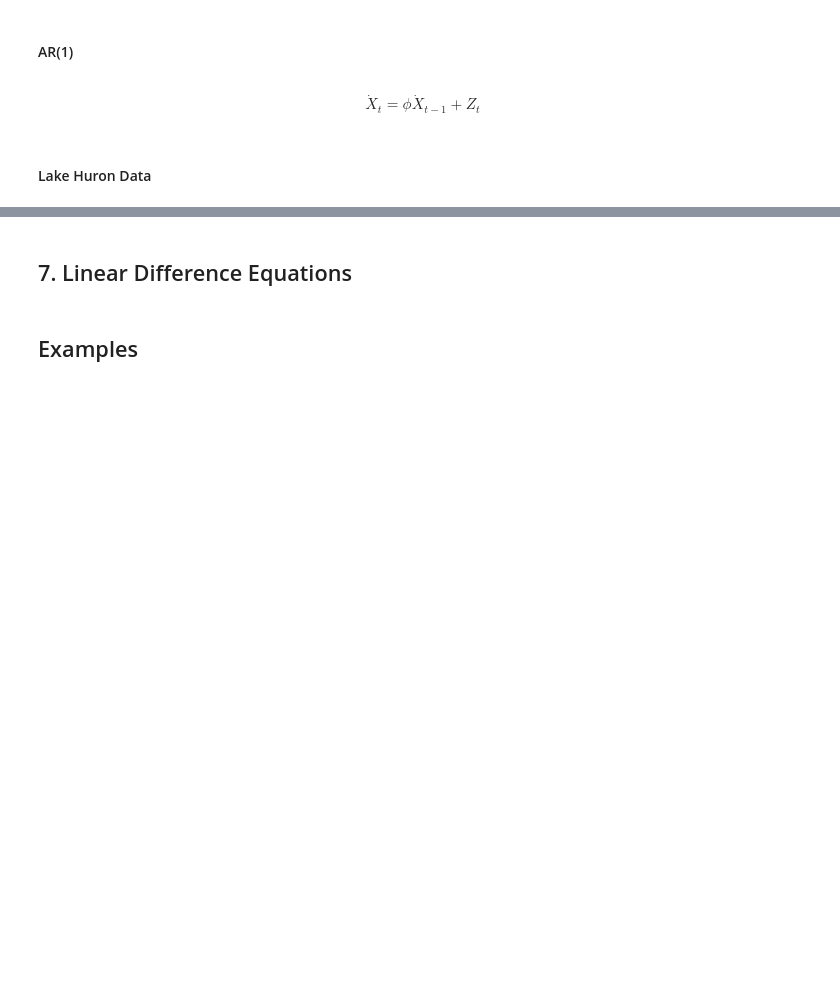
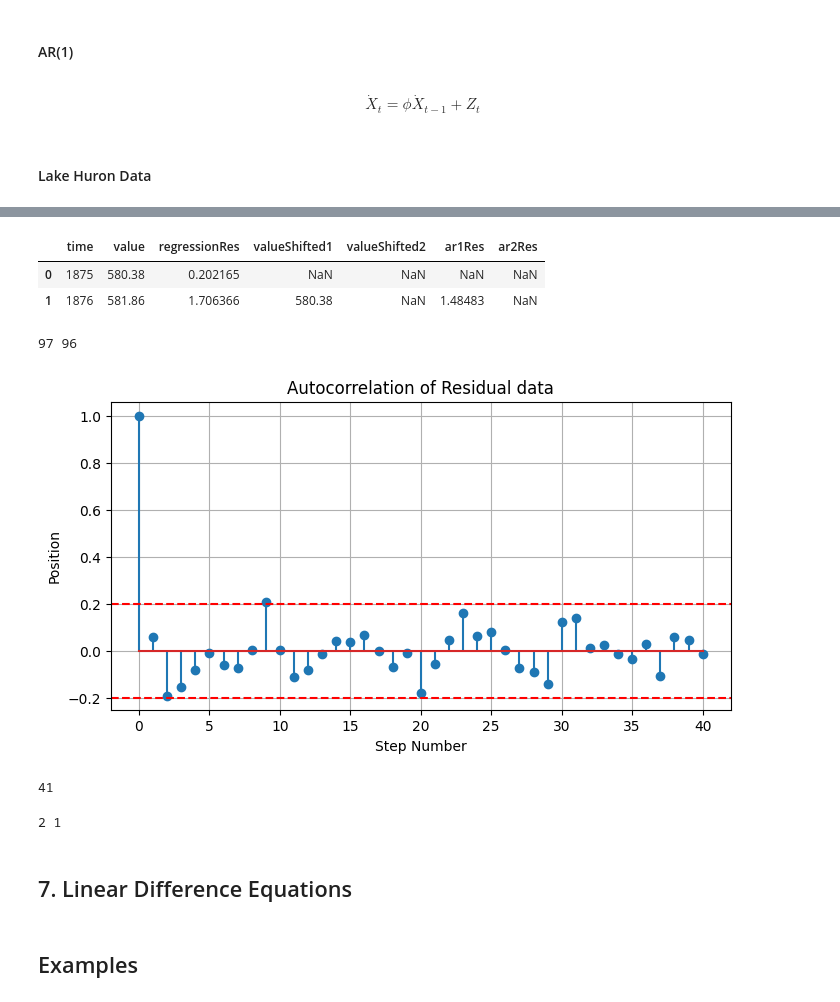
Before and after one commit to Bayan2019/kaz-gu, a Jupyter notebook: 01-ipynb/03-time-series-statistics/02-fundamentals.ipynb, the cells around one changed output, grey strips where cells are left out. Cells and saved outputs as stored; diff of their text form; code cells hidden in the pictures; blank space fills up the shorter version.

```diff
--- a/01-ipynb/03-time-series-statistics/02-fundamentals.ipynb
+++ b/01-ipynb/03-time-series-statistics/02-fundamentals.ipynb
@@ -670,0 +661,3 @@ plt.show()
+# %%
+lakeHuron_df['valueShifted2'] = lakeHuron_df.value.shift(2)
+lakeHuron_df.head(3)
@@ -670,0 +669,5 @@ plt.show()
+# %%
+# Using the formula API (often more convenient)
+ar2 = smf.ols("value ~ valueShifted1 + valueShifted2 + 0", data=lakeHuron_df).fit()
+print("Results from formula OLS:")
+print(ar2.summary())
@@ -671,3 +692,37 @@ plt.show()
+# %%
+lakeHuron_df['ar2Res'] = lakeHuron_df.value - ar2.predict(lakeHuron_df)
+lakeHuron_df.head(2)
+# %% [output]
+|  | time | value | regressionRes | valueShifted1 | valueShifted2 | ar1Res | ar2Res |
+| 0 | 1875 | 580.38 | 0.202165 | NaN | NaN | NaN | NaN |
+| 1 | 1876 | 581.86 | 1.706366 | 580.38 | NaN | 1.48483 | NaN |
+# %%
+# acovs = [autocov(t, lakeHuron_df.ar2Res.fillna(0)) for t in np.arange(41)]
+acorsAR2 = [autocor(t, lakeHuron_df.ar2Res.fillna(0)) for t in np.arange(41)]
+# %%
+print(lakeHuron_df.ar1Res.notnull().sum(), lakeHuron_df.ar2Res.notnull().sum())
+# %% [output]
+97 96
+# %%
+plt.figure(figsize=(8, 4))
+plt.stem(np.arange(41), acorsAR2)
+plt.axhline(z_twotailed/np.sqrt(lakeHuron_df.ar2Res.notnull().sum()), color='r', linestyle='--')
+plt.axhline(-z_twotailed/np.sqrt(lakeHuron_df.ar2Res.notnull().sum()), color='r', linestyle='--')
+plt.title("Autocorrelation of Residual data")
+plt.xlabel("Step Number")
+plt.ylabel("Position")
+plt.grid(True)
+plt.show()
+# %% [output]
+[figure, added]
+# %%
+len(acors)
+# %% [output]
+41
+# %%
+print(sum(np.abs(np.array(acorsAR1)) > z_twotailed/np.sqrt(lakeHuron_df.ar1Res.notnull().sum()))-1, sum(np.abs(np.array(acorsAR2)) > z_twotailed/np.sqrt(lakeHuron_df.ar2Res.notnull().sum()))-1)
+# %% [output]
+2 1
 # %% [markdown]
 ## 7.  Linear Difference Equations
 # %% [markdown]
```
Also changed, not shown: parts of 23 cells of this notebook, 3 other files.
